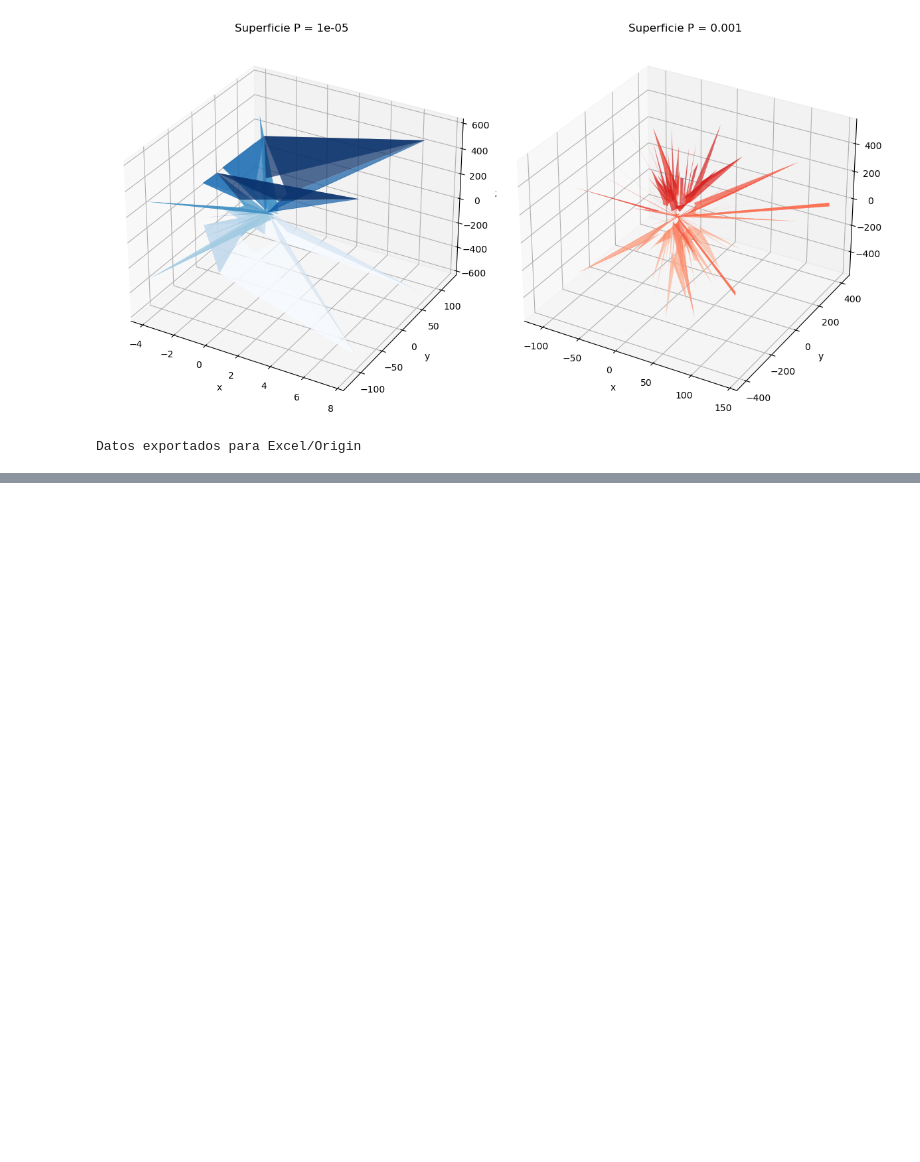
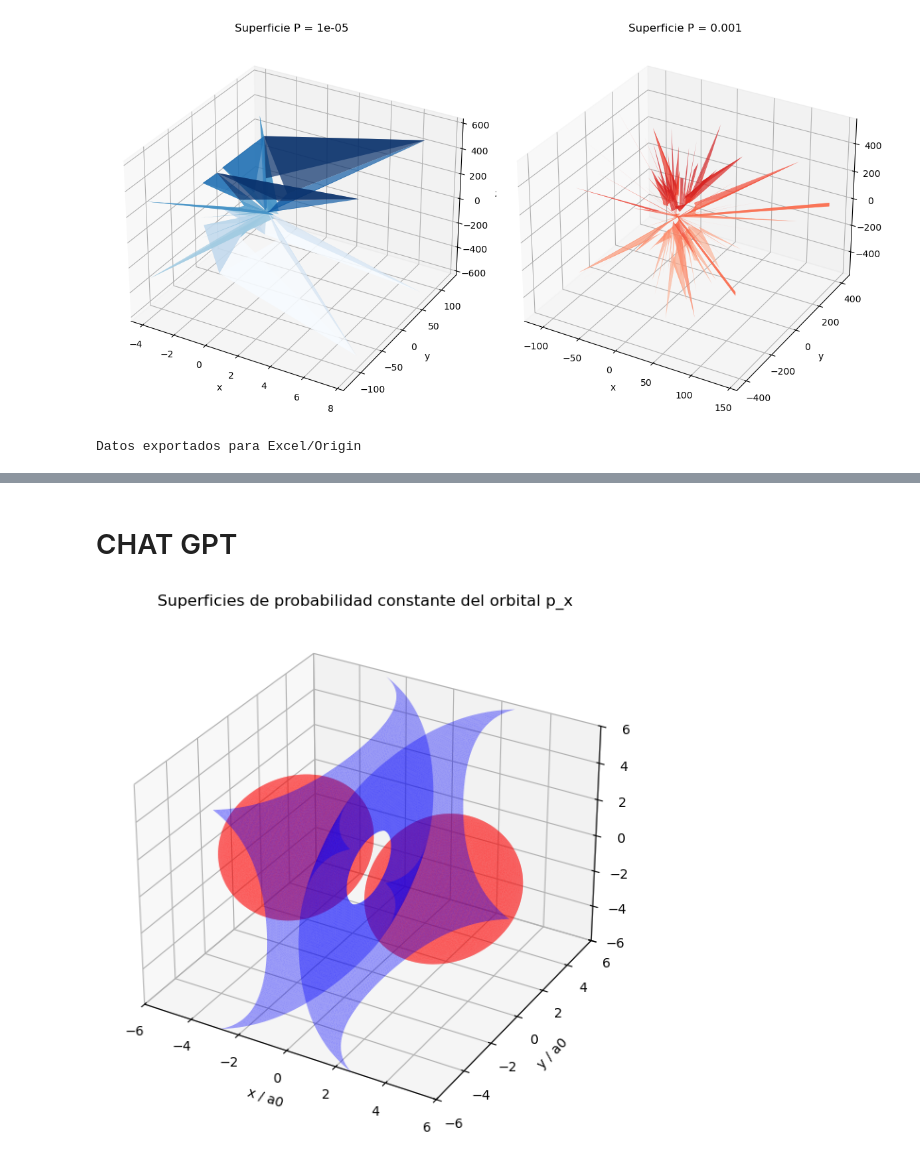
Before and after one commit to DANROK899/Repositorio_Fisica_Computacional, a Jupyter notebook: Untitled1.ipynb, the cells around one changed output, grey strips where cells are left out. Saved outputs shown, nothing was run; the diff lists cells and outputs as text; code cells hidden in the pictures; blank space fills up the shorter version.

```diff
--- a/Untitled1.ipynb
+++ b/Untitled1.ipynb
@@ -6,2 +2,0 @@ import matplotlib.pyplot as plt
-# %%
-x = f(0.75)
@@ -10,7 +2,0 @@ NameError: name 'f' is not defined
-# %%
-x0 = 0.75
-x = x0
-for i in range(50):
-    x = f(x)
-
-print(x)
@@ -141,0 +324,53 @@ Datos exportados para Excel/Origin
+# %% [markdown]
+# CHAT GPT
+# %%
+import numpy as np
+import matplotlib.pyplot as plt
+from skimage import measure
+from mpl_toolkits.mplot3d.art3d import Poly3DCollection
+
+# --- Constantes físicas ---
+a0 = 1.0  # Radio de Bohr en unidades atómicas
+
+# --- Definición de la función de onda p_x ---
+def psi_px(x, y, z):
+    r = np.sqrt(x**2 + y**2 + z**2)
+    return (1 / (4 * np.sqrt(2 * np.pi) * a0**(5/2))) * x * np.exp(-r / (2 * a0))
+
+# --- Malla 3D ---
+lim = 6 * a0
+N = 80
+x = np.linspace(-lim, lim, N)
+y = np.linspace(-lim, lim, N)
+z = np.linspace(-lim, lim, N)
+X, Y, Z = np.meshgrid(x, y, z, indexing='ij')
+
+# --- Densidad de probabilidad ---
+Psi = psi_px(X, Y, Z)
+P = np.abs(Psi)**2
+
+# --- Niveles de probabilidad a graficar ---
+levels = [1e-5, 1e-3]
+colors = ['blue', 'red']
+
+# --- Gráfica de superficies isovalor ---
+fig = plt.figure(figsize=(10, 6))
+ax = fig.add_subplot(111, projection='3d')
+
+for lvl, color in zip(levels, colors):
+    verts, faces, normals, values = measure.marching_cubes(P, lvl)
+    verts = verts / N * 2 * lim - lim  # escalar al espacio físico
+    mesh = Poly3DCollection(verts[faces], alpha=0.4, facecolor=color)
+    ax.add_collection3d(mesh)
+
+ax.set_xlim(-lim, lim)
+ax.set_ylim(-lim, lim)
+ax.set_zlim(-lim, lim)
+ax.set_xlabel('x / a0')
+ax.set_ylabel('y / a0')
+ax.set_zlabel('z / a0')
+ax.set_title('Superficies de probabilidad constante del orbital p_x')
+plt.tight_layout()
+plt.show()
+# %% [output]
+[figure, added]
```
Also changed, not shown: parts of 12 cells of this notebook.
